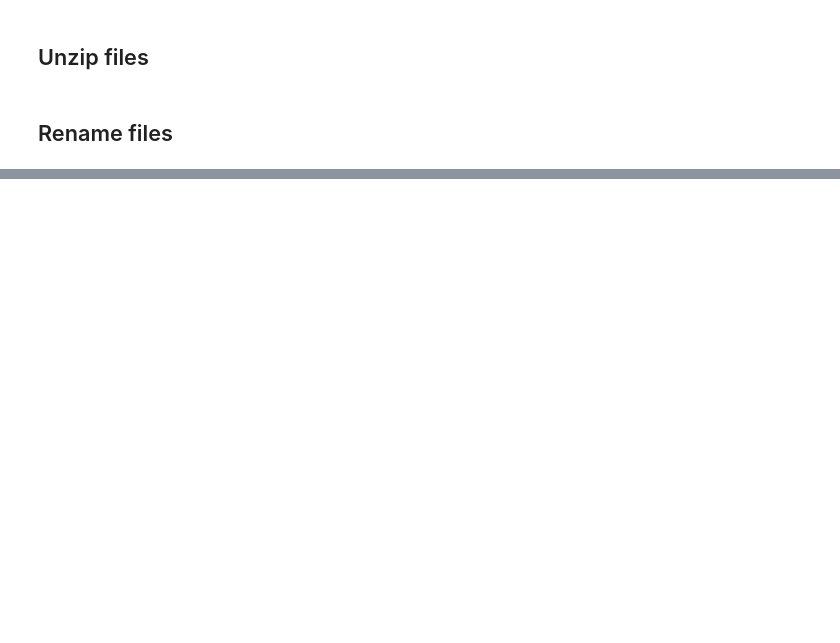
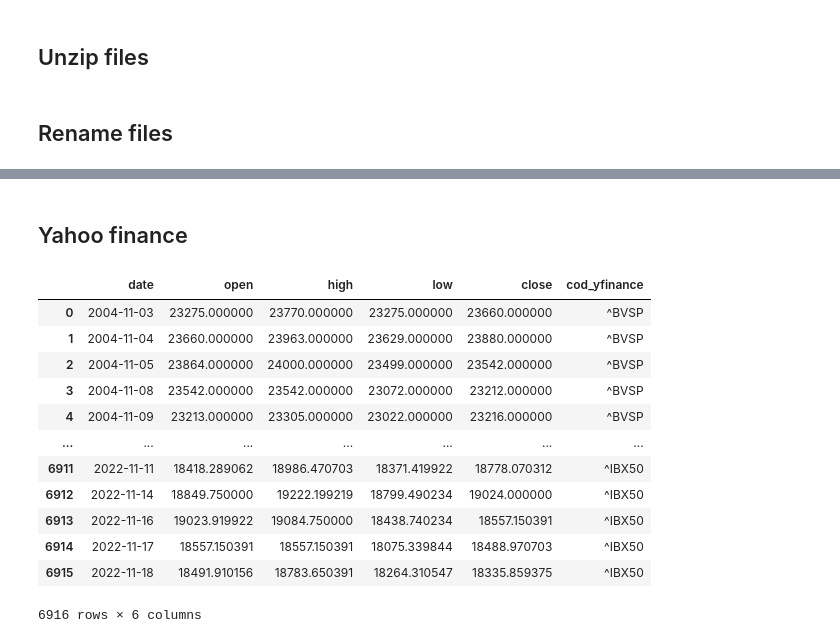
Before and after one commit to pedrolaender/05.Ironhack_Final_Project, a Jupyter notebook: testes.ipynb, the cells around one changed output, grey strips where cells are left out. Cells and saved outputs as stored; diff of their text form; code cells hidden in the pictures; blank space fills up the shorter version.

```diff
--- a/testes.ipynb
+++ b/testes.ipynb
@@ -265 +305,4 @@ while i < 2022:
+# %%
+pd.set_option('display.max_columns', 500)
+pd.options.display.max_columns=500
 # %%
@@ -393,0 +421,47 @@ os.listdir()
+# %% [markdown]
+## Yahoo finance
+# %%
+symbol_list_br = ['^BVSP','^IBX50']
+symbol_list_eua = ['^DJI','^IXIC','^GSPC','GC=F']
+symbol_list_crypto = ['BTC-USD', 'ETH-USD']
+
+col_names = ['date',
+"open",
+"high",
+"low",
+"close",
+'cod_yfinance']
+
+drop_col = ['Volume','Dividends','Stock Splits']
+
+start = '2000-01-01'
+start_br ='2004-11-03'
+# %%
+df_br = pd.DataFrame()
+df_eua = pd.DataFrame()
+df_crypto = pd.DataFrame()
+# %%
+for ativo in symbol_list_br:
+        chamada_api = yf.Ticker(ativo).history(start=start_br)
+        chamada_api['cod_yfinace'] = ativo
+        df_br = pd.concat([df_br, chamada_api])
+# %%
+df_br = df_br.drop(drop_col, axis = 1)
+df_br.reset_index(inplace=True)
+df_br['Date'] = df_br['Date'].dt.date
+df_br.columns = col_names
+df_br
+# %% [output]
+|  | date | open | high | low | close | cod_yfinance |
+| 0 | 2004-11-03 | 23275.000000 | 23770.000000 | 23275.000000 | 23660.000000 | ^BVSP |
+| 1 | 2004-11-04 | 23660.000000 | 23963.000000 | 23629.000000 | 23880.000000 | ^BVSP |
+| 2 | 2004-11-05 | 23864.000000 | 24000.000000 | 23499.000000 | 23542.000000 | ^BVSP |
+| 3 | 2004-11-08 | 23542.000000 | 23542.000000 | 23072.000000 | 23212.000000 | ^BVSP |
+| 4 | 2004-11-09 | 23213.000000 | 23305.000000 | 23022.000000 | 23216.000000 | ^BVSP |
+| ... | ... | ... | ... | ... | ... | ... |
+| 6911 | 2022-11-11 | 18418.289062 | 18986.470703 | 18371.419922 | 18778.070312 | ^IBX50 |
+| 6912 | 2022-11-14 | 18849.750000 | 19222.199219 | 18799.490234 | 19024.000000 | ^IBX50 |
+| 6913 | 2022-11-16 | 19023.919922 | 19084.750000 | 18438.740234 | 18557.150391 | ^IBX50 |
+| 6914 | 2022-11-17 | 18557.150391 | 18557.150391 | 18075.339844 | 18488.970703 | ^IBX50 |
+| 6915 | 2022-11-18 | 18491.910156 | 18783.650391 | 18264.310547 | 18335.859375 | ^IBX50 |
+6916 rows × 6 columns
```
Also changed, not shown: parts of 75 cells of this notebook, 16 other files.
